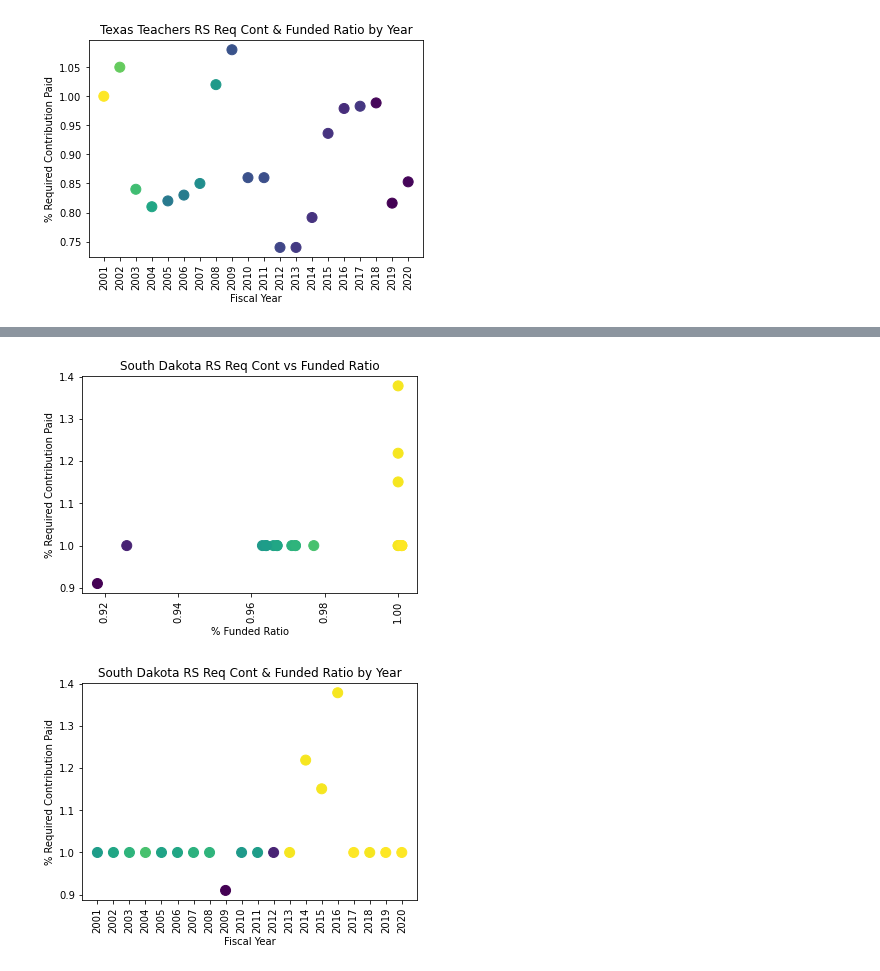
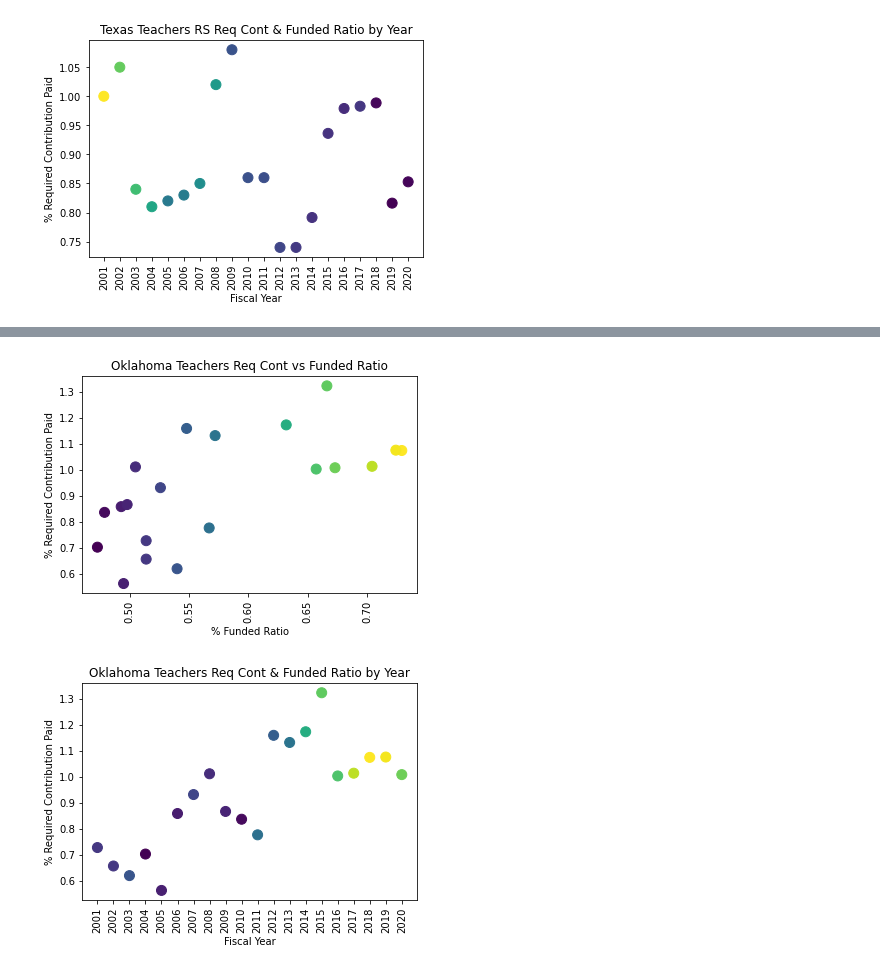
Before and after one commit to DeltaDeutsch/PPD-Group-Project, a Jupyter notebook: PPD Group Funding Cont.ipynb, the cells around one changed output, grey strips where cells are left out. Cells and saved outputs as stored; diff of their text form; code cells hidden in the pictures.

Commit message:
Drafted a for loop to attempt to streamline generating the scatter plots

```diff
--- a/PPD Group Funding Cont.ipynb
+++ b/PPD Group Funding Cont.ipynb
@@ -364,24 +344,24 @@ plt.savefig('plot images\plan_146_cont_v_year.png')
 # %%
-plt.title("Oklahoma  Req Cont vs Funded Ratio")
+plt.title("Oklahoma Teachers Req Cont vs Funded Ratio")
 plt.ylabel("% Required Contribution Paid")
 plt.xlabel("% Funded Ratio")
 #plt.plot(x_values,regress_values,"r-")
 #plt.annotate(line_eq,(16,50))
-plt.scatter(plan_101_fundrat,plan_101_contpaid,c=plan_101_fundrat, s=100)
+plt.scatter(plan_90_fundrat,plan_90_contpaid,c=plan_90_fundrat, s=100)
 plt.xticks(rotation=90)
 plt.show
-plt.savefig('plot images\plan_101_cont_v_fundrat.png')
+plt.savefig('plot images\plan_90_cont_v_fundrat.png')
 # %% [output]
-[figure, old version]
+[figure, new version]
 # %%
-plt.title("South Dakota RS Req Cont & Funded Ratio by Year")
+plt.title("Oklahoma Teachers Req Cont & Funded Ratio by Year")
 plt.ylabel("% Required Contribution Paid")
 plt.xlabel("Fiscal Year")
 #plt.plot(x_values,regress_values,"r-")
 #plt.annotate(line_eq,(16,50))
-plt.scatter(plan_101_fy,plan_101_contpaid,c=plan_101_fundrat, s=100)
+plt.scatter(plan_90_fy,plan_90_contpaid,c=plan_90_fundrat, s=100)
 plt.xticks(rotation=90)
 plt.show
-plt.savefig('plot images\plan_101_cont_v_year.png')
+plt.savefig('plot images\plan_90_cont_v_year.png')
 # %% [output]
-[figure, old version]
+[figure, new version]
```
Also changed, not shown: parts of 7 cells of this notebook.
